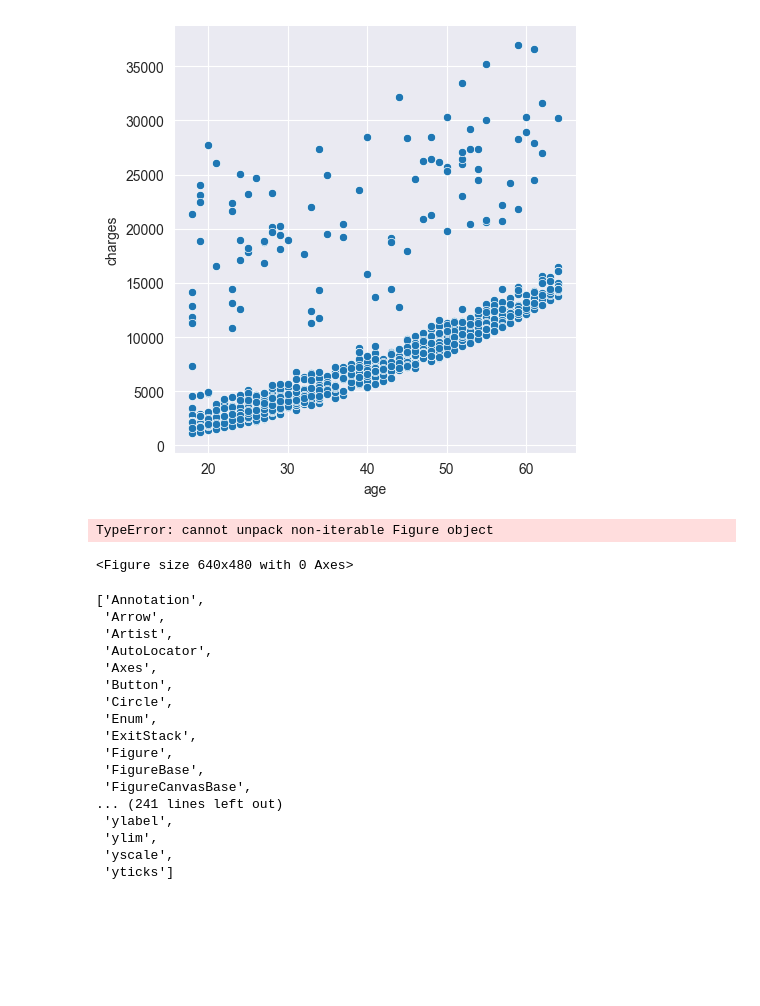
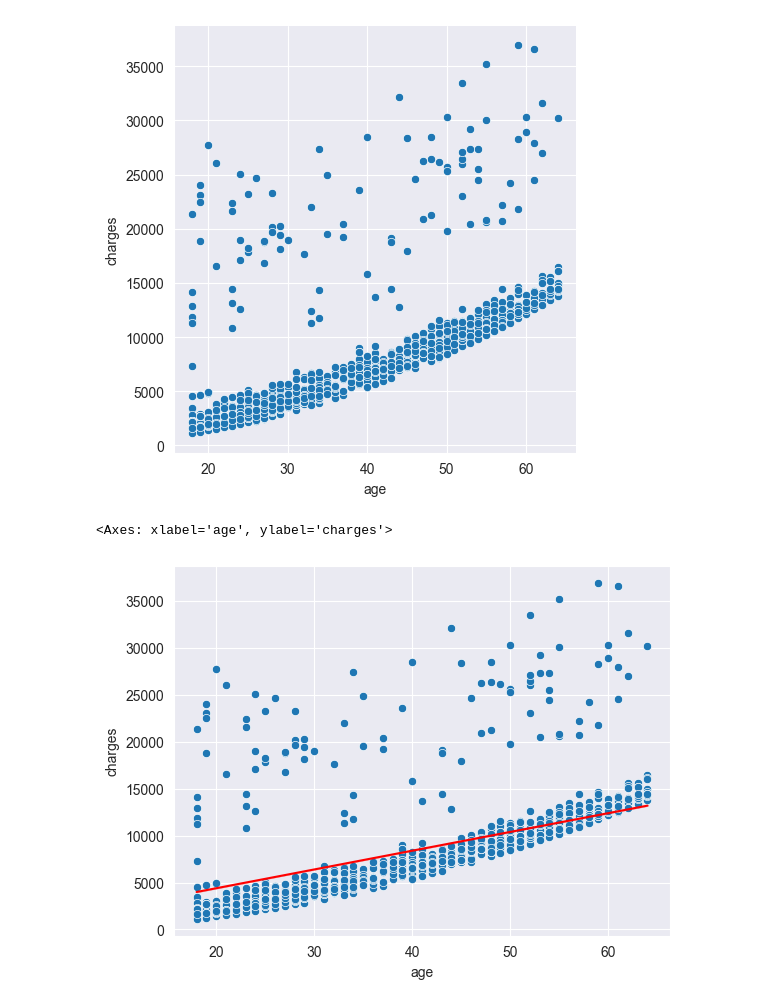
Before and after one commit to ahmadOlawale008/Machine-learning-projects, a Jupyter notebook: Untitled Folder/Untitled.ipynb, the cells around one changed output. Saved outputs shown, nothing was run; the diff lists cells and outputs as text; code cells hidden in the pictures; blank space fills up the shorter version.

```diff
--- a/Untitled Folder/Untitled.ipynb
+++ b/Untitled Folder/Untitled.ipynb
@@ -156,29 +156,19 @@ def estimate_charges(age, a, b):
 a = 5000
 b =100
 # %%
-(a, b) = plt.figure()
-sns.lineplot(x=non_smoker_df.age, y=estimate_charges(non_smoker_df.age, a, b))
-sns.relplot(x=non_smoker_df.age, y=non_smoker_df.charges)
+sns.scatterplot(x=non_smoker_df.age,  y=non_smoker_df.charges)
+sns.lineplot(
+    x=non_smoker_df.age, color="red", y=estimate_charges(non_smoker_df.age, 200, 390)
+)
 # %% [output]
-TypeError: cannot unpack non-iterable Figure object
+<Axes: xlabel='age', ylabel='charges'>
-<Figure size 640x480 with 0 Axes>
+[figure, added]
 # %%
-dir(plt)
+def try_parameters(a, b):
+    prediction = estimate_charges(non_smoker_df.age, a, b)
+    sns.relplot(kind="scatter", data=non_smoker_df, label="Actual", x="age", y="charges")
+    sns.lineplot(x=non_smoker_df.age, label="Prediction", color="red", y=prediction)
+    plt.legend()
+    plt.xlabel("Age")
+    plt.ylabel("Charges")
+    plt.show();
-# %% [output]
-['Annotation',
- 'Arrow',
- 'Artist',
- 'AutoLocator',
- 'Axes',
- 'Button',
- 'Circle',
- 'Enum',
- 'ExitStack',
- 'Figure',
- 'FigureBase',
- 'FigureCanvasBase',
-... (241 lines left out)
- 'ylabel',
- 'ylim',
- 'yscale',
- 'yticks']
```
Also changed, not shown: parts of 6 cells of this notebook.
